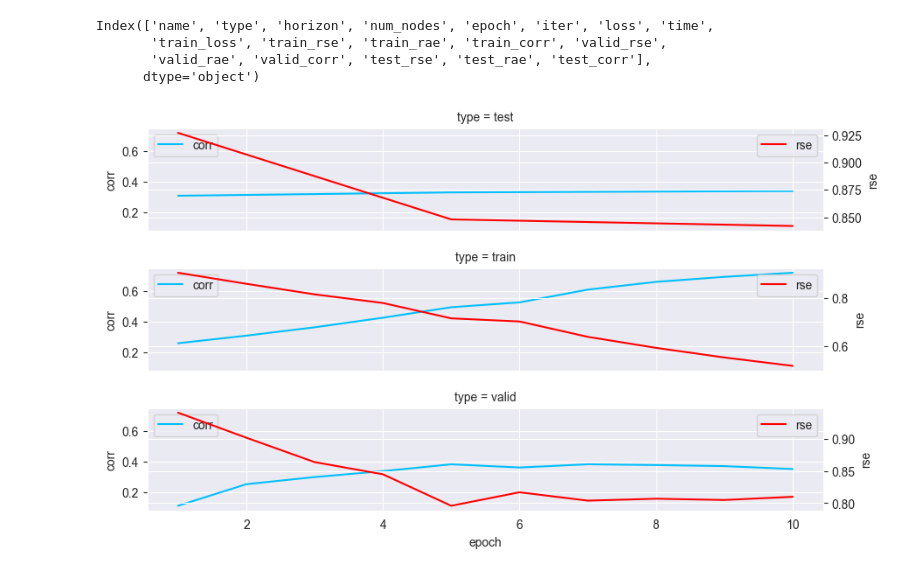
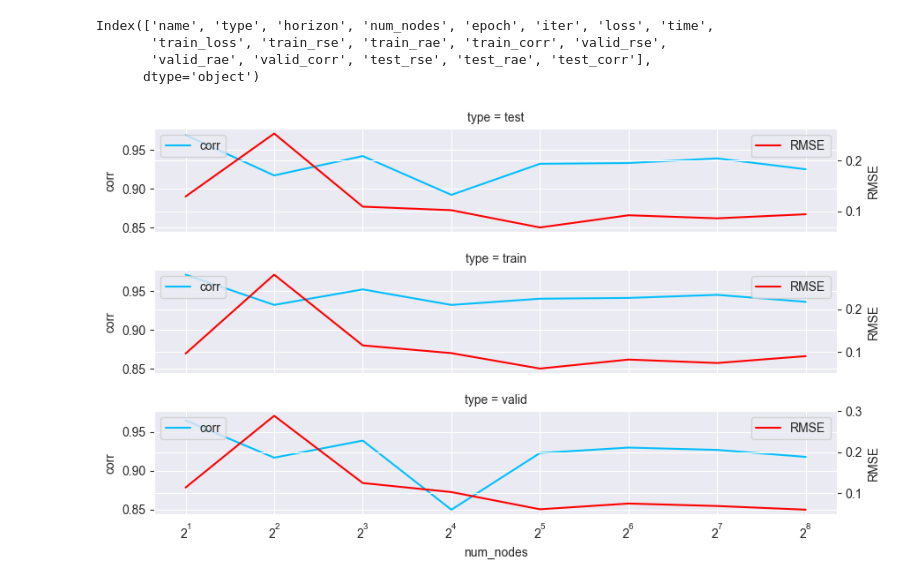
Before and after one commit to MBristle/MTGNN, a Jupyter notebook: experiment_visualization.ipynb, the cells around one changed output. Cells and saved outputs as stored; diff of their text form; code cells hidden in the pictures.

```diff
--- a/experiment_visualization.ipynb
+++ b/experiment_visualization.ipynb
@@ -9,7 +9,7 @@ experiment_names = {
     'new_ds_walmart': './logs/new_ds_walmart.log',
     'rossman2': './logs/new_ds_rossman_2.log'
 }
-ex_name = 'rossman2'
+ex_name = 'num_nodes'
 with open(experiment_names[ex_name], 'r') as file:
     data_str = file.read().replace("'",'"')[:-2]
     data = pd.read_json(f"[{data_str}]",)
@@ -39,19 +39,20 @@ Index(['name', 'type', 'horizon', 'num_nodes', 'epoch', 'iter', 'loss', 'time',
       dtype='object')
 # %%
 import seaborn as sns
-x_axis = 'epoch'
-
+x_axis = 'num_nodes'
+df_wide['RMSE'] = df_wide['rse']
 g = sns.FacetGrid(df_wide, row="type",height=1.7, aspect=5)
 for name in g.axes_dict:
     sub_plot =g.axes_dict[name]
     sns.lineplot(df_wide.loc[df_wide['type']==name],x=x_axis,y='corr',color='deepskyblue',ax = sub_plot, label="corr")
-    # sub_plot.set_xscale('log', base=2)
+    sub_plot.set_xscale('log', base=2)
     sub_plot.legend(loc="upper left")
+
     ax2 = sub_plot.axes.twinx()
-    # ax2.set_xscale('log', base=2)
-    sns.lineplot(df_wide.loc[df_wide['type']==name],x=x_axis,y='rse',color='red',ax = ax2, label="rse")
+    ax2.set_xscale('log', base=2)
+    sns.lineplot(df_wide.loc[df_wide['type']==name],x=x_axis,y='RMSE',color='red',ax = ax2, label="RMSE")
     ax2.legend(loc="upper right")
 
 g.savefig(f"./images/experiment_{ex_name}.png")
 # %% [output]
-[figure, old version]
+[figure, new version]
```
Also changed, not shown: 1 other file.
